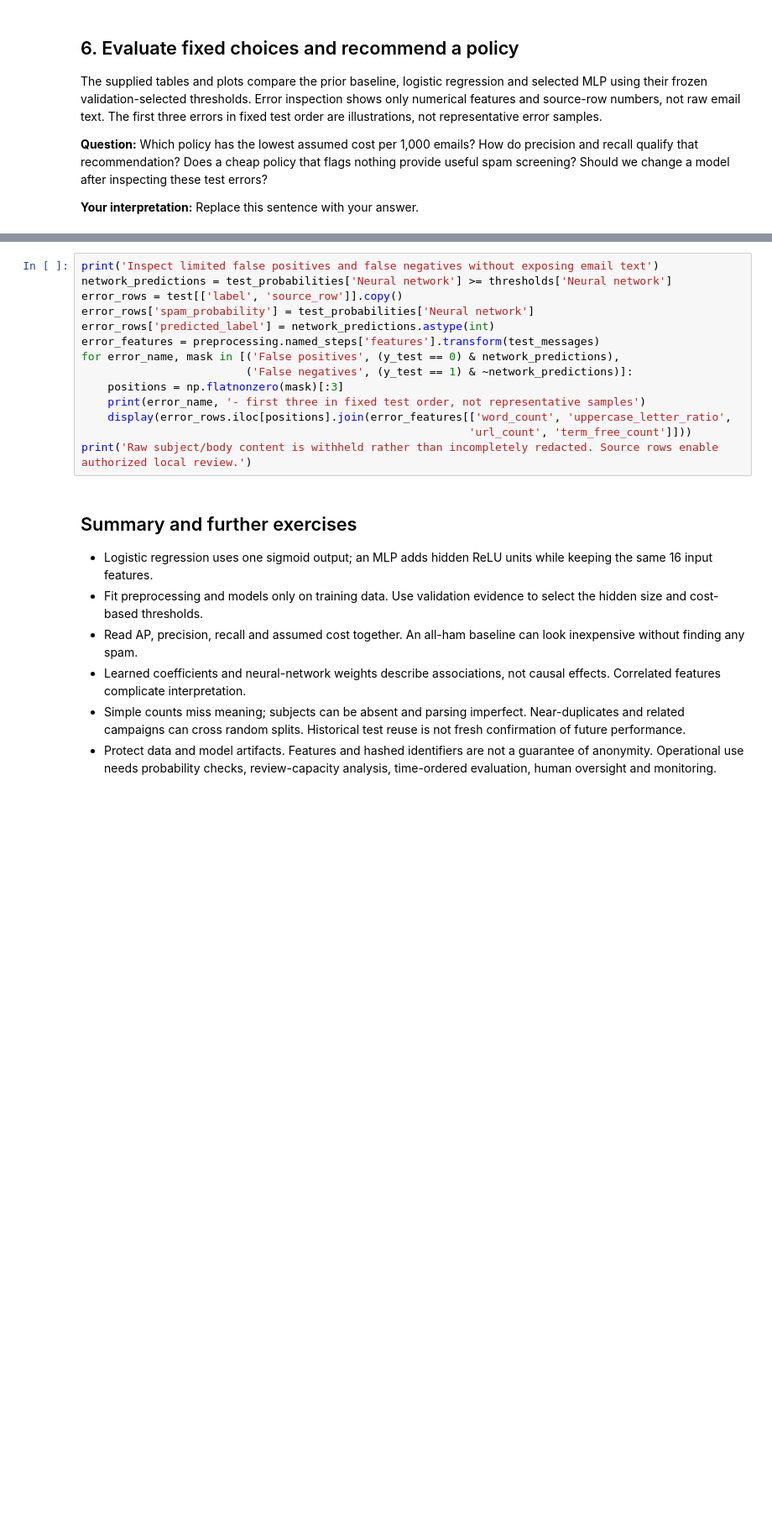
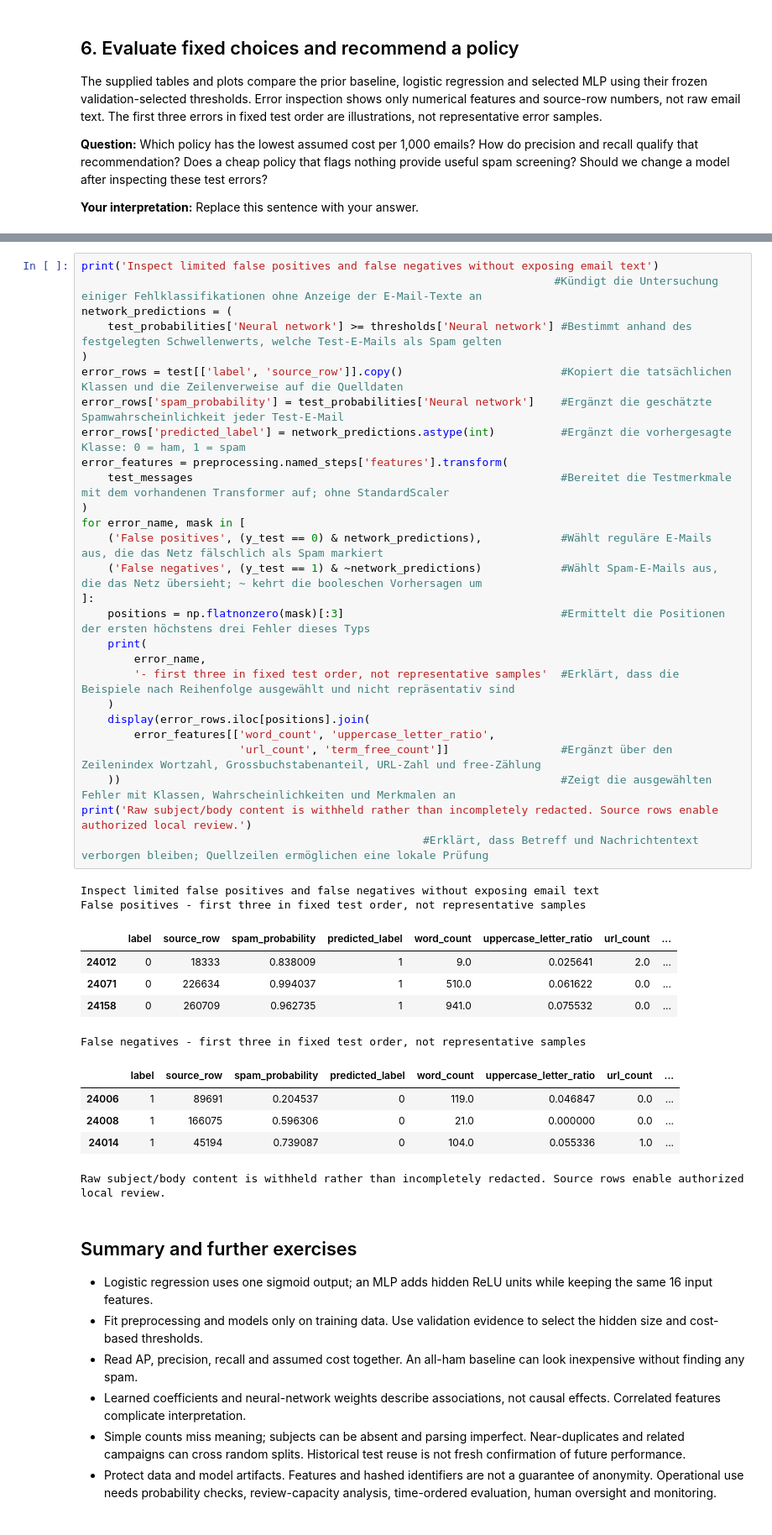
Before and after one commit to pyrat12/python_machine_learning_basics, a Jupyter notebook: 08_Neural_Networks/HS2026/lecture1/logistic_regression_to_neural_network_exercise.ipynb, the cells around one changed output, grey strips where cells are left out. Shown at 84% size. Cells and saved outputs as stored; diff of their text form; blank space fills up the shorter version.

```diff
--- a/08_Neural_Networks/HS2026/lecture1/logistic_regression_to_neural_network_exercise.ipynb
+++ b/08_Neural_Networks/HS2026/lecture1/logistic_regression_to_neural_network_exercise.ipynb
@@ -410,17 +520,43 @@ NameError: name 'models' is not defined
 # %%
 print('Inspect limited false positives and false negatives without exposing email text')
-network_predictions = test_probabilities['Neural network'] >= thresholds['Neural network']
-error_rows = test[['label', 'source_row']].copy()
-error_rows['spam_probability'] = test_probabilities['Neural network']
-error_rows['predicted_label'] = network_predictions.astype(int)
-error_features = preprocessing.named_steps['features'].transform(test_messages)
-for error_name, mask in [('False positives', (y_test == 0) & network_predictions),
-                         ('False negatives', (y_test == 1) & ~network_predictions)]:
-    positions = np.flatnonzero(mask)[:3]
-    print(error_name, '- first three in fixed test order, not representative samples')
-    display(error_rows.iloc[positions].join(error_features[['word_count', 'uppercase_letter_ratio',
-                                                           'url_count', 'term_free_count']]))
+                                                                        #Kündigt die Untersuchung einiger Fehlklassifikationen ohne Anzeige der E-Mail-Texte an
+network_predictions = (
+    test_probabilities['Neural network'] >= thresholds['Neural network'] #Bestimmt anhand des festgelegten Schwellenwerts, welche Test-E-Mails als Spam gelten
+)
+error_rows = test[['label', 'source_row']].copy()                        #Kopiert die tatsächlichen Klassen und die Zeilenverweise auf die Quelldaten
+error_rows['spam_probability'] = test_probabilities['Neural network']    #Ergänzt die geschätzte Spamwahrscheinlichkeit jeder Test-E-Mail
+error_rows['predicted_label'] = network_predictions.astype(int)          #Ergänzt die vorhergesagte Klasse: 0 = ham, 1 = spam
+error_features = preprocessing.named_steps['features'].transform(
+    test_messages                                                        #Bereitet die Testmerkmale mit dem vorhandenen Transformer auf; ohne StandardScaler
+)
+for error_name, mask in [
+    ('False positives', (y_test == 0) & network_predictions),            #Wählt reguläre E-Mails aus, die das Netz fälschlich als Spam markiert
+    ('False negatives', (y_test == 1) & ~network_predictions)            #Wählt Spam-E-Mails aus, die das Netz übersieht; ~ kehrt die booleschen Vorhersagen um
+]:
+    positions = np.flatnonzero(mask)[:3]                                 #Ermittelt die Positionen der ersten höchstens drei Fehler dieses Typs
+    print(
+        error_name,
+        '- first three in fixed test order, not representative samples'  #Erklärt, dass die Beispiele nach Reihenfolge ausgewählt und nicht repräsentativ sind
+    )
+    display(error_rows.iloc[positions].join(
+        error_features[['word_count', 'uppercase_letter_ratio',
+                        'url_count', 'term_free_count']]                 #Ergänzt über den Zeilenindex Wortzahl, Grossbuchstabenanteil, URL-Zahl und free-Zählung
+    ))                                                                   #Zeigt die ausgewählten Fehler mit Klassen, Wahrscheinlichkeiten und Merkmalen an
 print('Raw subject/body content is withheld rather than incompletely redacted. Source rows enable authorized local review.')
+                                                    #Erklärt, dass Betreff und Nachrichtentext verborgen bleiben; Quellzeilen ermöglichen eine lokale Prüfung
+# %% [output]
+Inspect limited false positives and false negatives without exposing email text
+False positives - first three in fixed test order, not representative samples
+|  | label | source_row | spam_probability | predicted_label | word_count | uppercase_letter_ratio | url_count | ... |
+| 24012 | 0 | 18333 | 0.838009 | 1 | 9.0 | 0.025641 | 2.0 | ... |
+| 24071 | 0 | 226634 | 0.994037 | 1 | 510.0 | 0.061622 | 0.0 | ... |
+| 24158 | 0 | 260709 | 0.962735 | 1 | 941.0 | 0.075532 | 0.0 | ... |
+False negatives - first three in fixed test order, not representative samples
+|  | label | source_row | spam_probability | predicted_label | word_count | uppercase_letter_ratio | url_count | ... |
+| 24006 | 1 | 89691 | 0.204537 | 0 | 119.0 | 0.046847 | 0.0 | ... |
+| 24008 | 1 | 166075 | 0.596306 | 0 | 21.0 | 0.000000 | 0.0 | ... |
+| 24014 | 1 | 45194 | 0.739087 | 0 | 104.0 | 0.055336 | 1.0 | ... |
+Raw subject/body content is withheld rather than incompletely redacted. Source rows enable authorized local review.
 # %% [markdown]
 ## Summary and further exercises
 
```
Also changed, not shown: parts of 4 cells of this notebook.
